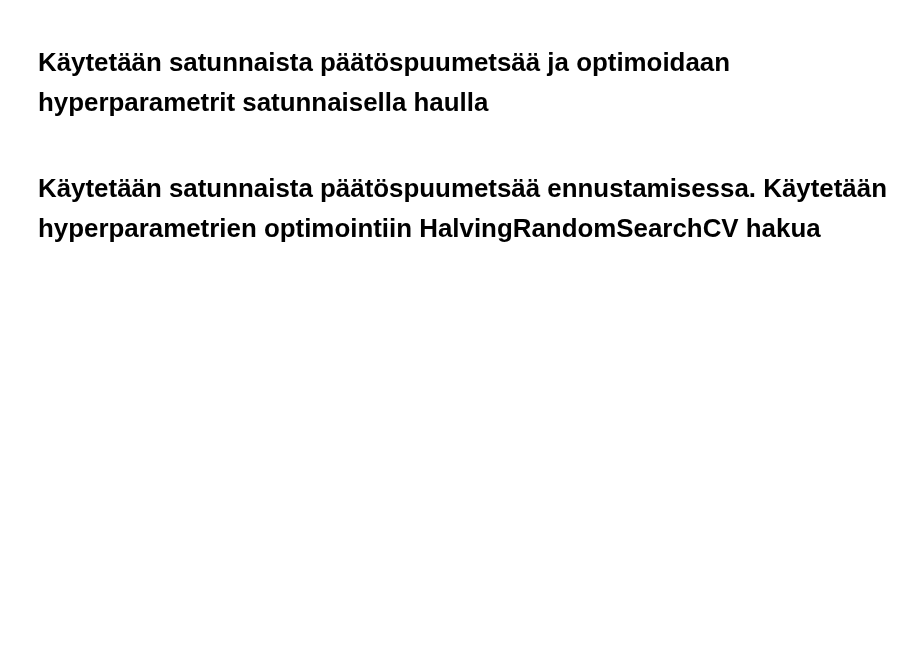
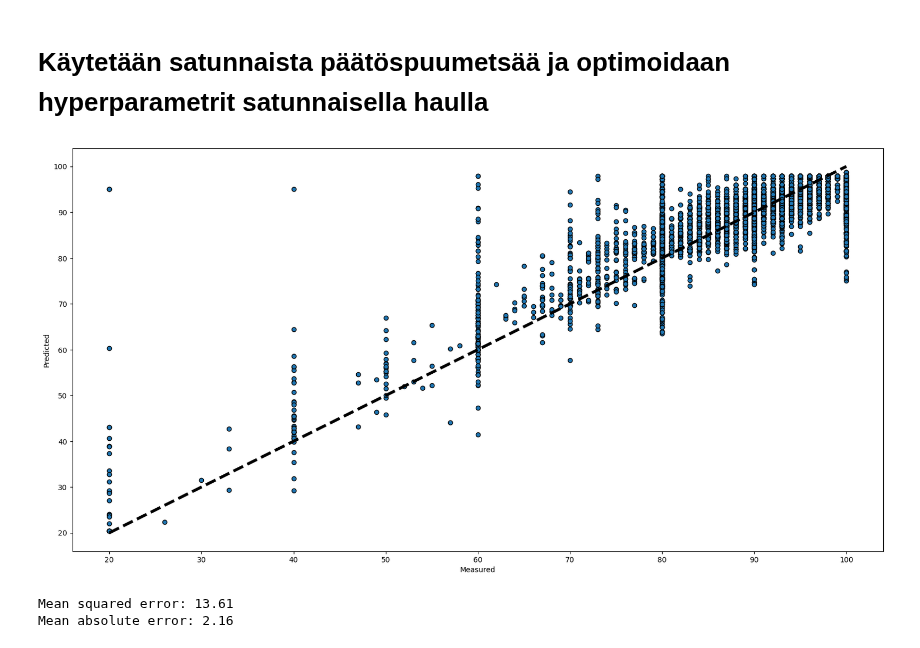
Before and after one commit to THalfar/JoDa, a Jupyter notebook: categorical_and_missing_data.ipynb, the cells around one changed output. Cells and saved outputs as stored; diff of their text form; code cells hidden in the pictures; blank space fills up the shorter version.

Commit message:
Added XGBoost for testing and removed halvinggridsearch as it did give errors.

```diff
--- a/categorical_and_missing_data.ipynb
+++ b/categorical_and_missing_data.ipynb
@@ -118,8 +238,6 @@ from sklearn.ensemble import RandomForestRegressor
 from sklearn.model_selection import RandomizedSearchCV
 
 rf = RandomForestRegressor()
-y = df_imp.review_scores_rating
-X = df_imp.drop(columns='review_scores_rating')
 
 # Määritellään hyperparametrien etsintäavaruus
 param_space = {
@@ -131,32 +249,34 @@ param_space = {
     'bootstrap': [True, False]
 }
 
 # Haetaan parhaat hyperparametrit
 random_search = RandomizedSearchCV(
 estimator = rf,
 param_distributions = param_space,
 cv = 5,
 n_jobs= -2,
 n_iter = 1000,
 verbose = 0
 )
 
 random_search.fit(X, y)
 best_model = random_search.best_estimator_
 
 # Käytetään parhaita hyperparametrejä
 predictions = best_model.predict(X)
 
 # Tarkastellaan mallin toimivuutta
 fig, ax = plt.subplots(figsize = (20,10))
 ax.scatter(y, predictions, edgecolors=(0, 0, 0))
 ax.plot([y.min(), y.max()], [y.min(), y.max()], 'k--', lw=4)
 ax.set_xlabel('Measured')
 ax.set_ylabel('Predicted')
 plt.show()
 
 mse = mean_squared_error(predictions, y)
 mae = mean_absolute_error(predictions, y)
 print(f"Mean squared error: {mse:.2f}\nMean absolute error: {mae:.2f}")
+# %% [output]
+[figure, added]
+Mean squared error: 13.61
+Mean absolute error: 2.16
-# %% [markdown]
-# Käytetään satunnaista päätöspuumetsää ennustamisessa. Käytetään hyperparametrien optimointiin HalvingRandomSearchCV hakua
```
Also changed, not shown: parts of 16 cells of this notebook.
